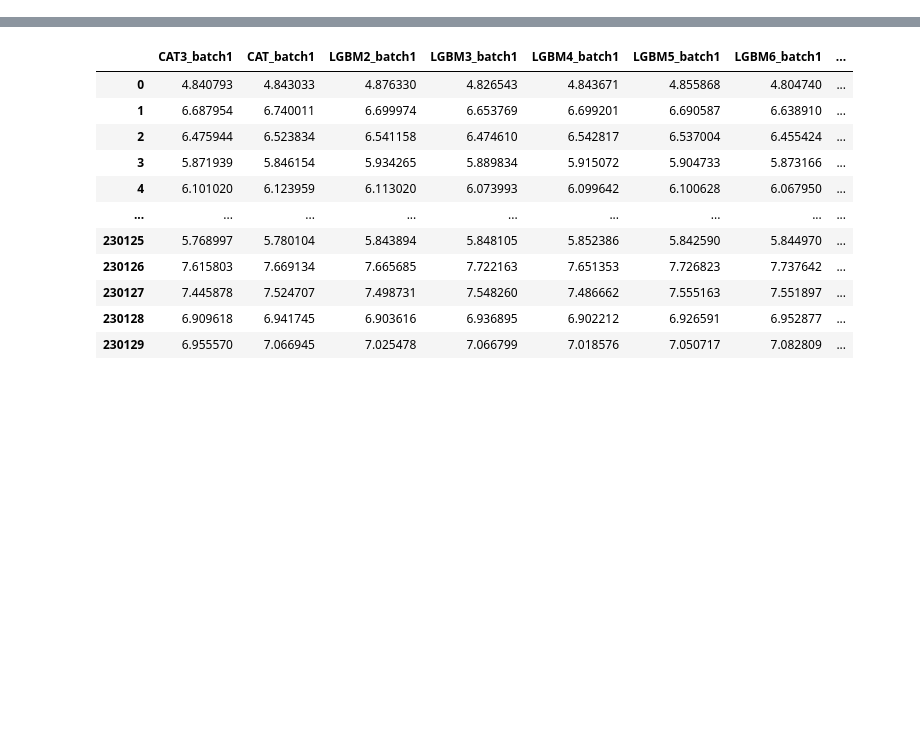
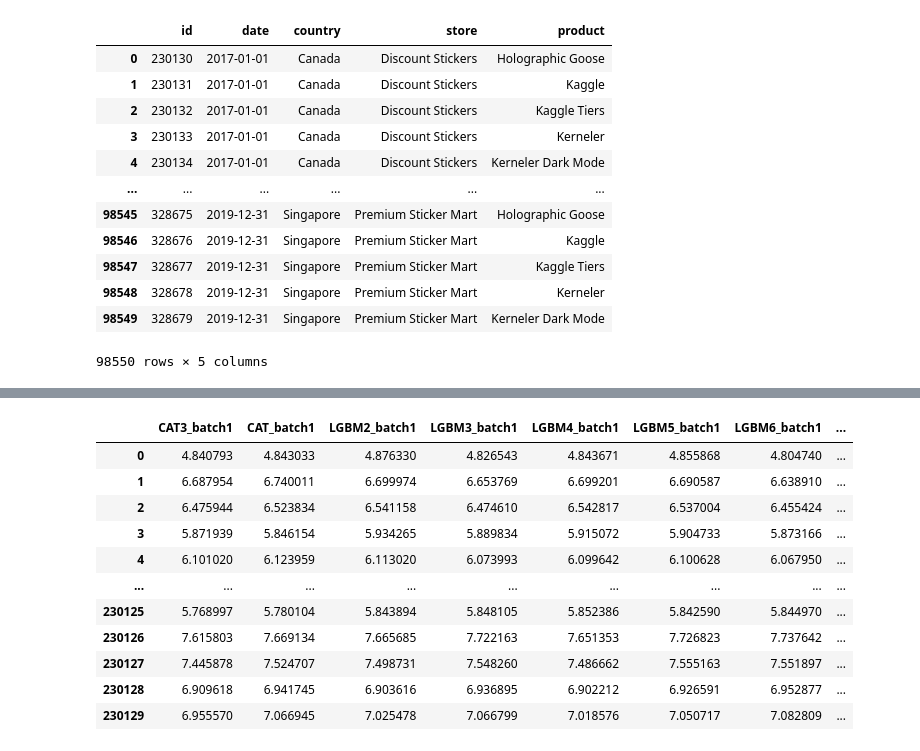
Before and after one commit to fyenne/kaggle_toolbox, a Jupyter notebook: pgs51/emsembler.ipynb, the cells around one changed output, grey strips where cells are left out. Drawn from its saved outputs; the diff is of its cells as text; code cells hidden in the pictures; blank space fills up the shorter version.

```diff
--- a/pgs51/emsembler.ipynb
+++ b/pgs51/emsembler.ipynb
@@ -34,0 +1,27 @@ sm_test_agg = pd.concat([sm1_test, sm2_test], axis=1)
+# %%
+import numpy as np
+import pandas as pd
+from sklearn.model_selection import KFold
+from sklearn.metrics import mean_absolute_percentage_error
+from sklearn.linear_model import BayesianRidge
+import re
+import os
+import warnings
+warnings.filterwarnings("ignore")
+s_dir = "./submission_0/"
+
+pd.read_csv("./datadown/test.csv")
+# %% [output]
+|  | id | date | country | store | product |
+| 0 | 230130 | 2017-01-01 | Canada | Discount Stickers | Holographic Goose |
+| 1 | 230131 | 2017-01-01 | Canada | Discount Stickers | Kaggle |
+| 2 | 230132 | 2017-01-01 | Canada | Discount Stickers | Kaggle Tiers |
+| 3 | 230133 | 2017-01-01 | Canada | Discount Stickers | Kerneler |
+| 4 | 230134 | 2017-01-01 | Canada | Discount Stickers | Kerneler Dark Mode |
+| ... | ... | ... | ... | ... | ... |
+| 98545 | 328675 | 2019-12-31 | Singapore | Premium Sticker Mart | Holographic Goose |
+| 98546 | 328676 | 2019-12-31 | Singapore | Premium Sticker Mart | Kaggle |
+| 98547 | 328677 | 2019-12-31 | Singapore | Premium Sticker Mart | Kaggle Tiers |
+| 98548 | 328678 | 2019-12-31 | Singapore | Premium Sticker Mart | Kerneler |
+| 98549 | 328679 | 2019-12-31 | Singapore | Premium Sticker Mart | Kerneler Dark Mode |
+98550 rows × 5 columns
```
Also changed, not shown: parts of 12 cells of this notebook, 4 other files.
